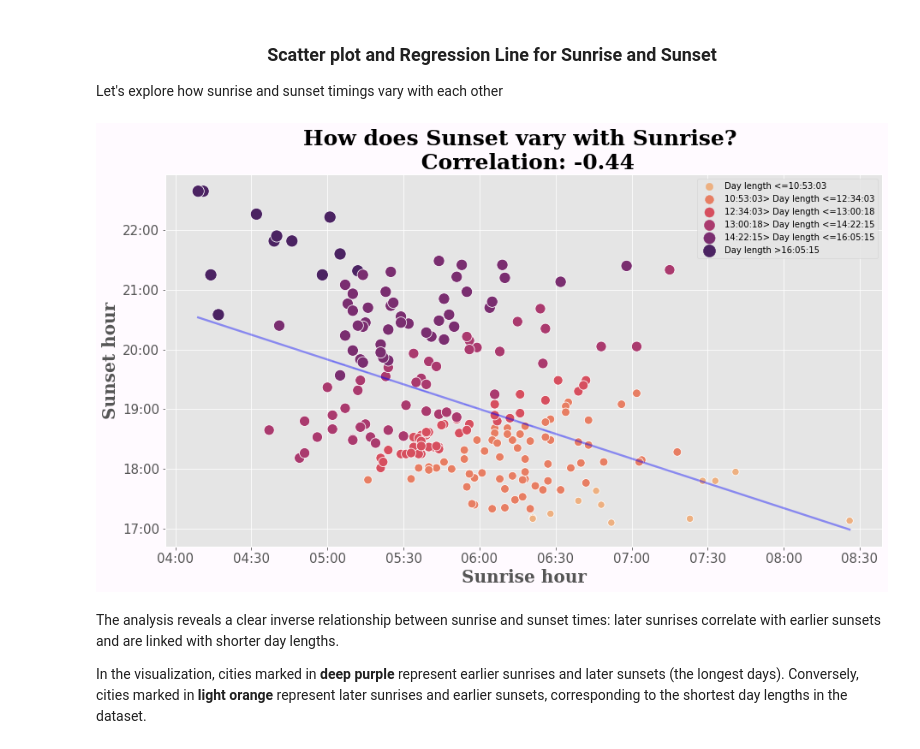
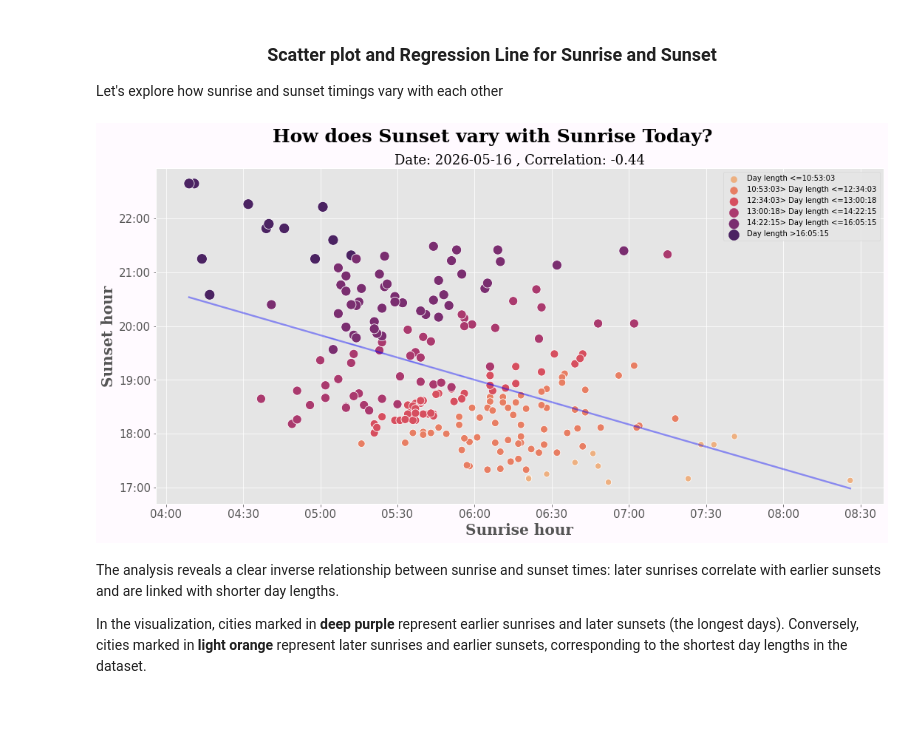
Before and after one commit to snaveerafrizvi/Sunsets-and-Sunrises, a Jupyter notebook: Sunsets_and_sunrises.ipynb, the cells around one changed output. Drawn from its saved outputs; the diff is of its cells as text; code cells hidden in the pictures; blank space fills up the shorter version.

```diff
--- a/Sunsets_and_sunrises.ipynb
+++ b/Sunsets_and_sunrises.ipynb
@@ -217,7 +220,6 @@ df["cols"]= np.where((df["Day length"]>df["Day length"].quantile(0.75)) & (df["D
 
 #Plot scatterplot
 sns.scatterplot(data=df,x="Sunrise",y="Sunset",hue="cols",size="cols",ax=ax,legend='full',sizes=(70, 200),palette="flare")
-
 
 # The following function is for the legend labels
 # Define a function which takes in quantile value and finds the associated Day-length value
@@ -247,35 +249,39 @@ new_labels= ["Day length <="+dayl_to_str(0.05),
 leg= ax.get_legend()
 leg.set_title("")
 
 leg.prop.set_size(10)
 leg.prop.set_family('serif')
 
 #Replace legend labels with new values
 for t, l in zip(leg.texts, new_labels):
     t.set_text(l)
 
 #Plot regression line
 sns.lineplot(data=df,x="Sunrise",y="yhat",ax=ax, lw=2.4, color=(0,0,1,0.4),legend=False)
 
 
 #Caclculate correlation to display in the title
 cor= df[["Sunset_sec","Sunrise_sec"]].corr(method='pearson').iloc[0,1].round(2)
 #Set title
-ax.set_title("How does Sunset vary with Sunrise? \n Correlation: "+str(cor),loc='center', fontsize=25, fontweight="bold",family='serif')
+fig.suptitle("How does Sunset vary with Sunrise Today?", x=0.5, y=0.98,fontsize=25, fontweight="bold",family='serif')
+ax.set_title("Date: "+str(pd.to_datetime(dt.datetime.today().date()))[:11]+", Correlation: "+str(cor),loc='center', fontsize=18,family='serif')
 #Formal axes
 ax.xaxis.set_major_formatter(xformatter)
 ax.yaxis.set_major_formatter(xformatter)
 
 #Format axes ticks
 ax.tick_params(axis='x', labelsize=15)
 ax.tick_params(axis='y', labelsize=15)
 #Format axes labels
 ax.set_xlabel("Sunrise hour",fontsize=20, fontweight="bold",family='serif')
 ax.set_ylabel('Sunset hour',fontsize=20, fontweight="bold",family='serif')
 
 fig.set_facecolor(tuple(np.array([255, 250, 255]) / 255))
+fig.tight_layout()
+
+plt.savefig('correlation_scattermap.png', dpi=300, bbox_inches='tight')
 # %% [output]
-[figure, old version]
+[figure, new version]
 # %% [markdown]
 The analysis reveals a clear inverse relationship between sunrise and sunset times: later sunrises correlate with earlier sunsets and are linked with shorter day lengths.
 
```
Also changed, not shown: parts of 2 cells of this notebook, 2 other files.
